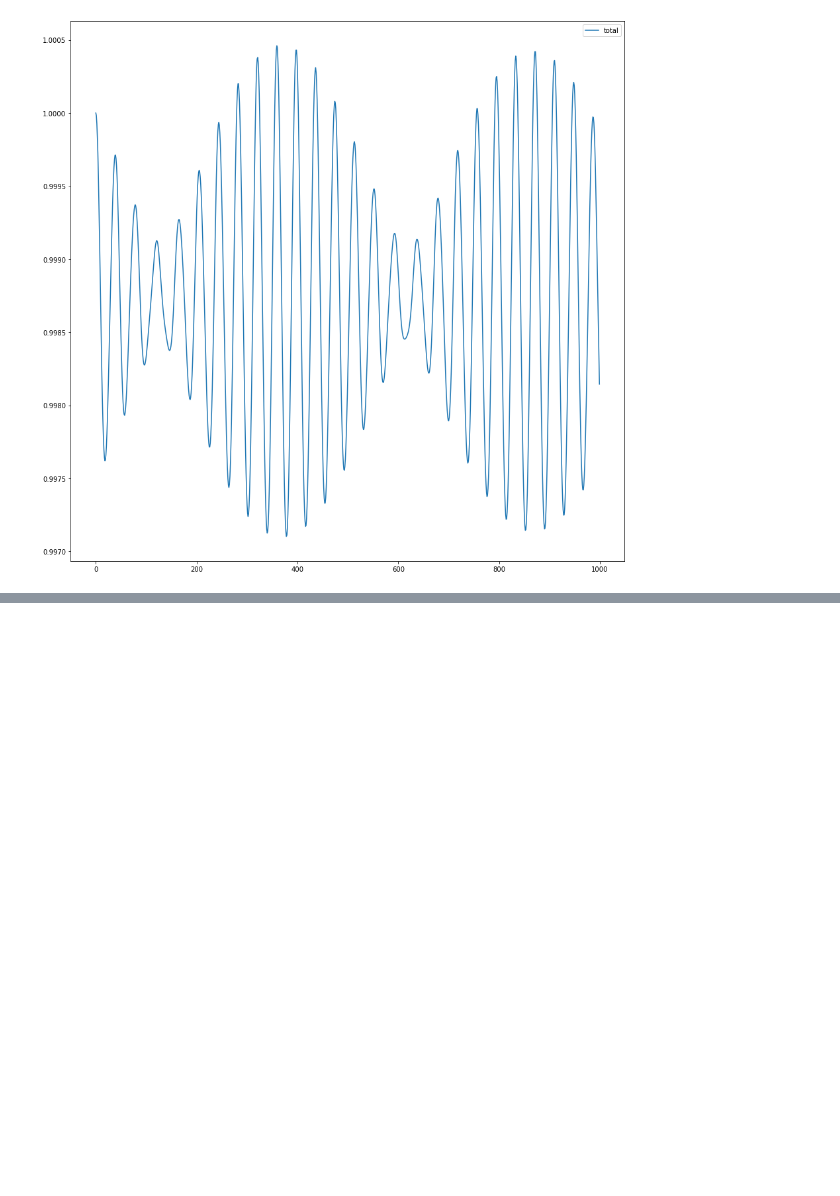
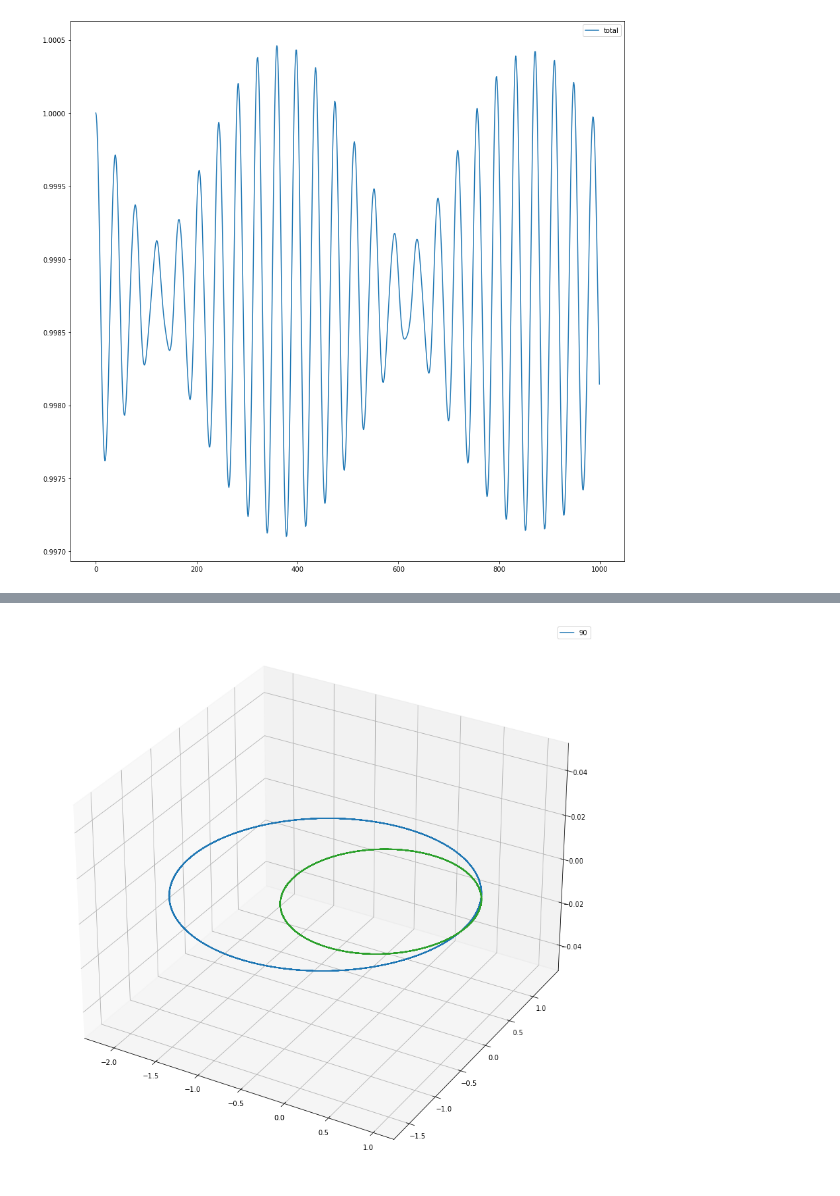
Before and after one commit to jpvanegasc/3BodyProblem, a Jupyter notebook: presentation.ipynb, the cells around one changed output, grey strips where cells are left out. Saved outputs shown, nothing was run; the diff lists cells and outputs as text; code cells hidden in the pictures; blank space fills up the shorter version.

```diff
--- a/presentation.ipynb
+++ b/presentation.ipynb
@@ -374,0 +414,12 @@ _ = pl.legend()
+# %%
+fig = pl.figure(figsize=(15, 15))
+ax = fig.add_subplot(111, projection='3d')
+for key in data_orbits.keys():
+    if key == '90':
+        dat = data_orbits[key]
+        _ = ax.plot(dat[:, 6], dat[:, 7], dat[:, 8], label = key)
+        _ = ax.plot(dat[:, 0], dat[:, 1], dat[:, 2])
+        _ = ax.plot(dat[:, 3], dat[:, 4], dat[:, 5])
+_ = pl.legend()
+# %% [output]
+[figure, added]
```
Also changed, not shown: parts of 5 cells of this notebook.
